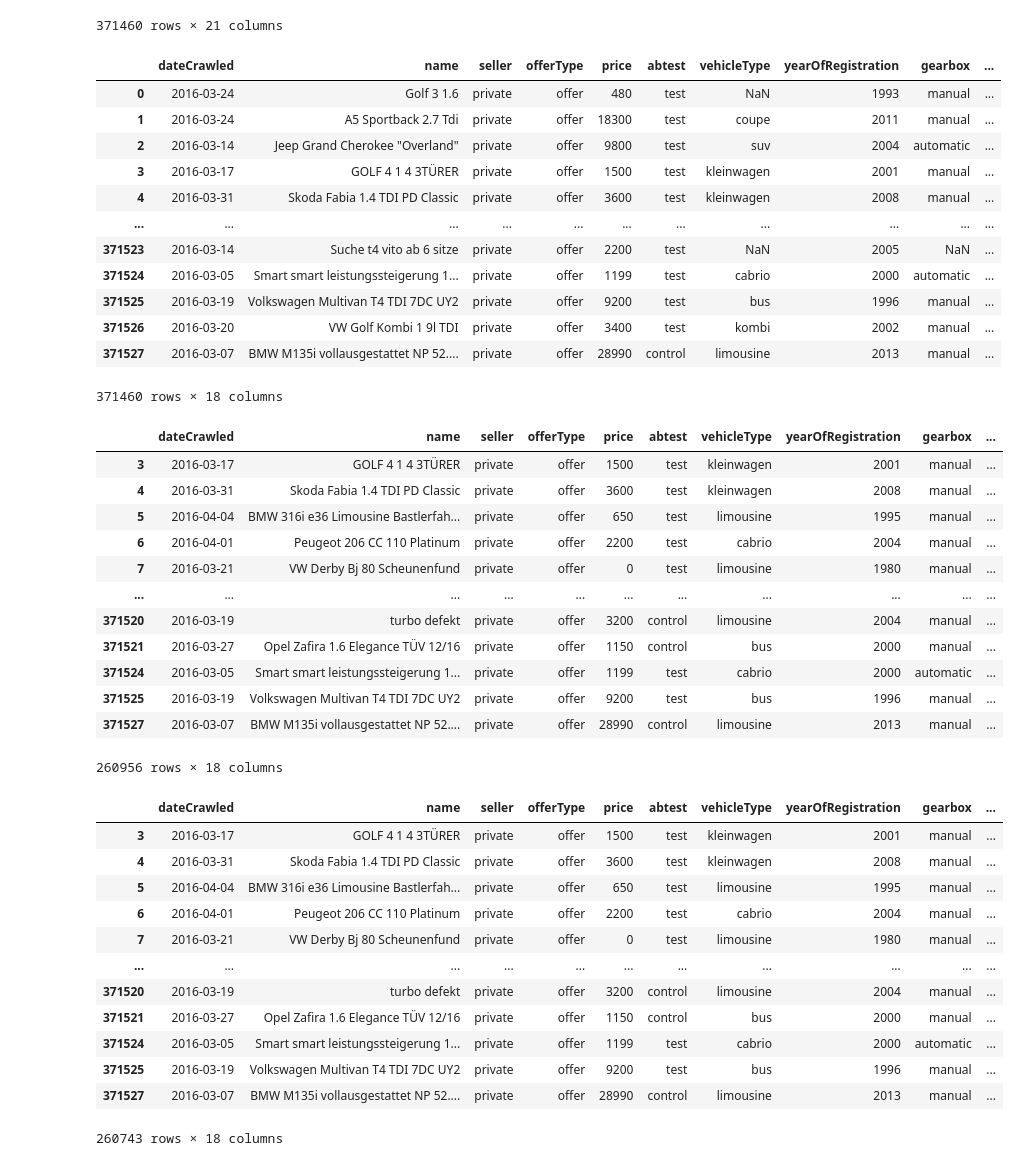
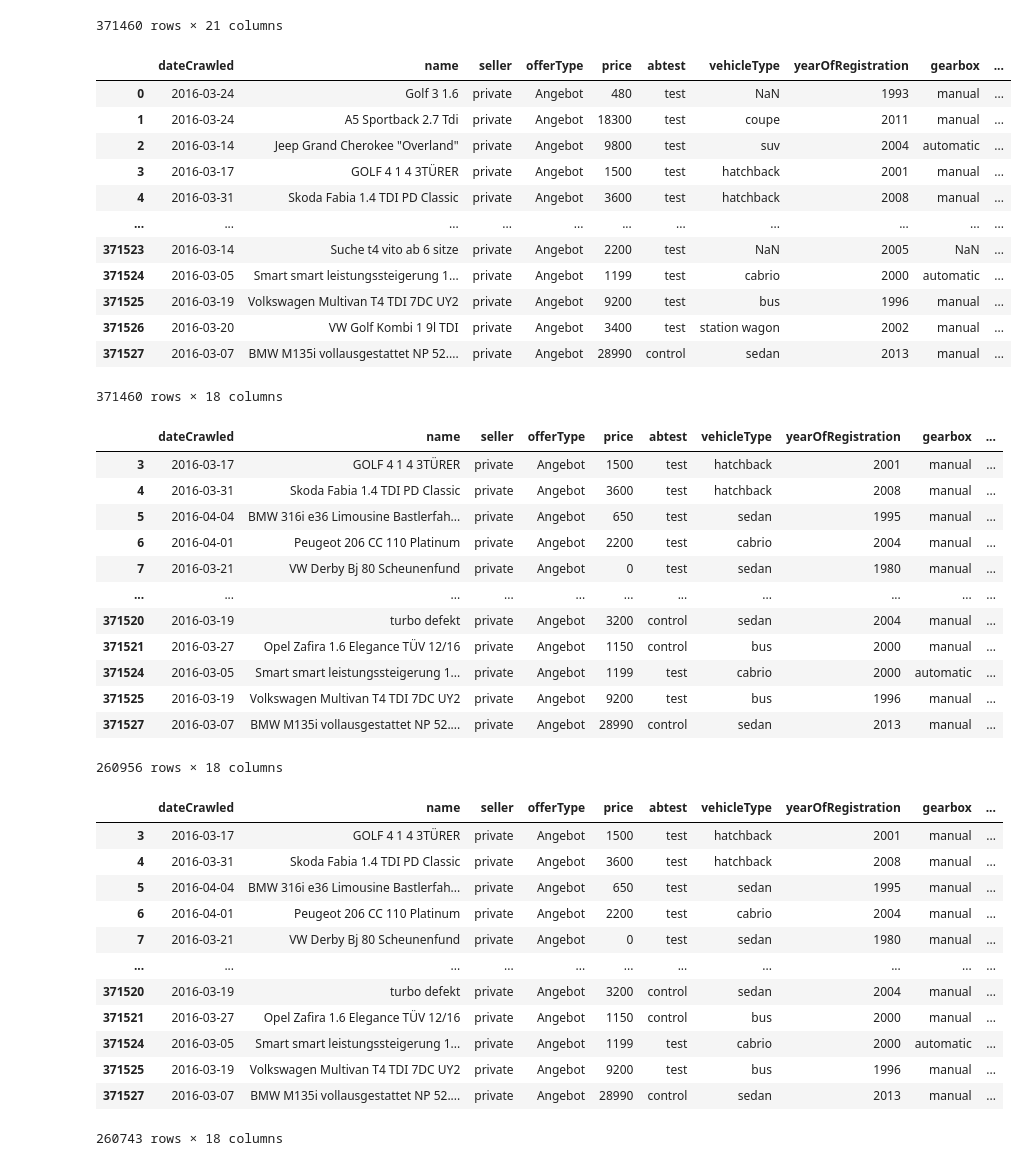
Before and after one commit to omarshaban74/Car_auttos, a Jupyter notebook: cleaning.ipynb, the cells around one changed output. Drawn from its saved outputs; the diff is of its cells as text; code cells hidden in the pictures.

```diff
--- a/cleaning.ipynb
+++ b/cleaning.ipynb
@@ -127,56 +127,56 @@ df = df.drop(['postalCode', 'nrOfPictures', 'index'], axis=1)
 # %%
 df['notRepairedDamage'] = df['notRepairedDamage'].replace('nein', 'no')
 df['notRepairedDamage'] = df['notRepairedDamage'].replace('ja', 'yes')
 
-df['offerType'] = df['offerType'].replace('Angebot', 'offer')
-df['offerType'] = df['offerType'].replace('Gesuch', 'request')
-df['vehicleType'] = df['vehicleType'].replace('Kleinwagen', 'hatchback')
-df['vehicleType'] = df['vehicleType'].replace('Limousine', 'sedan')
-df['vehicleType'] = df['vehicleType'].replace('Kombi', 'station wagon')
+df['offerType'] = df['offerType'].replace('angebot', 'offer')
+df['offerType'] = df['offerType'].replace('gesuch', 'request')
+df['vehicleType'] = df['vehicleType'].replace('kleinwagen', 'hatchback')
+df['vehicleType'] = df['vehicleType'].replace('limousine', 'sedan')
+df['vehicleType'] = df['vehicleType'].replace('kombi', 'station wagon')
 df['vehicleType'] = df['vehicleType'].replace('andere', 'other')
 
 df['seller'] = df['seller'].replace('privat', 'private')
 df['seller'] = df['seller'].replace('gewerblich', 'commercial')
 df['seller'] = df['seller'].replace('Angebot', 'offer')
 
 df['fuelType'] = df['fuelType'].replace('benzin', 'gasoline')
 df['fuelType'] = df['fuelType'].replace('elektro', 'electric')
 df['fuelType'] = df['fuelType'].replace('andere', 'other')
 
 df['gearbox'] = df['gearbox'].replace('manuell', 'manual')
 df['gearbox'] = df['gearbox'].replace('automatik', 'automatic')
 
 df
 # %% [output]
 |  | dateCrawled | name | seller | offerType | price | abtest | vehicleType | yearOfRegistration | gearbox | ... |
-| 0 | 2016-03-24 | Golf 3 1.6 | private | offer | 480 | test | NaN | 1993 | manual | ... |
-| 1 | 2016-03-24 | A5 Sportback 2.7 Tdi | private | offer | 18300 | test | coupe | 2011 | manual | ... |
-| 2 | 2016-03-14 | Jeep Grand Cherokee "Overland" | private | offer | 9800 | test | suv | 2004 | automatic | ... |
-| 3 | 2016-03-17 | GOLF 4 1 4 3TÜRER | private | offer | 1500 | test | kleinwagen | 2001 | manual | ... |
-| 4 | 2016-03-31 | Skoda Fabia 1.4 TDI PD Classic | private | offer | 3600 | test | kleinwagen | 2008 | manual | ... |
+| 0 | 2016-03-24 | Golf 3 1.6 | private | Angebot | 480 | test | NaN | 1993 | manual | ... |
+| 1 | 2016-03-24 | A5 Sportback 2.7 Tdi | private | Angebot | 18300 | test | coupe | 2011 | manual | ... |
+| 2 | 2016-03-14 | Jeep Grand Cherokee "Overland" | private | Angebot | 9800 | test | suv | 2004 | automatic | ... |
+| 3 | 2016-03-17 | GOLF 4 1 4 3TÜRER | private | Angebot | 1500 | test | hatchback | 2001 | manual | ... |
+| 4 | 2016-03-31 | Skoda Fabia 1.4 TDI PD Classic | private | Angebot | 3600 | test | hatchback | 2008 | manual | ... |
 | ... | ... | ... | ... | ... | ... | ... | ... | ... | ... | ... |
-| 371523 | 2016-03-14 | Suche t4 vito ab 6 sitze | private | offer | 2200 | test | NaN | 2005 | NaN | ... |
-| 371524 | 2016-03-05 | Smart smart leistungssteigerung 1... | private | offer | 1199 | test | cabrio | 2000 | automatic | ... |
-| 371525 | 2016-03-19 | Volkswagen Multivan T4 TDI 7DC UY2 | private | offer | 9200 | test | bus | 1996 | manual | ... |
-| 371526 | 2016-03-20 | VW Golf Kombi 1 9l TDI | private | offer | 3400 | test | kombi | 2002 | manual | ... |
-| 371527 | 2016-03-07 | BMW M135i vollausgestattet NP 52.... | private | offer | 28990 | control | limousine | 2013 | manual | ... |
+| 371523 | 2016-03-14 | Suche t4 vito ab 6 sitze | private | Angebot | 2200 | test | NaN | 2005 | NaN | ... |
+| 371524 | 2016-03-05 | Smart smart leistungssteigerung 1... | private | Angebot | 1199 | test | cabrio | 2000 | automatic | ... |
+| 371525 | 2016-03-19 | Volkswagen Multivan T4 TDI 7DC UY2 | private | Angebot | 9200 | test | bus | 1996 | manual | ... |
+| 371526 | 2016-03-20 | VW Golf Kombi 1 9l TDI | private | Angebot | 3400 | test | station wagon | 2002 | manual | ... |
+| 371527 | 2016-03-07 | BMW M135i vollausgestattet NP 52.... | private | Angebot | 28990 | control | sedan | 2013 | manual | ... |
 371460 rows × 18 columns
 # %%
 df = df.dropna(subset=['notRepairedDamage', 'vehicleType', 'powerPS', 'fuelType', 'model', 'gearbox'])
 df
 # %% [output]
 |  | dateCrawled | name | seller | offerType | price | abtest | vehicleType | yearOfRegistration | gearbox | ... |
-| 3 | 2016-03-17 | GOLF 4 1 4 3TÜRER | private | offer | 1500 | test | kleinwagen | 2001 | manual | ... |
-| 4 | 2016-03-31 | Skoda Fabia 1.4 TDI PD Classic | private | offer | 3600 | test | kleinwagen | 2008 | manual | ... |
-| 5 | 2016-04-04 | BMW 316i e36 Limousine Bastlerfah... | private | offer | 650 | test | limousine | 1995 | manual | ... |
-| 6 | 2016-04-01 | Peugeot 206 CC 110 Platinum | private | offer | 2200 | test | cabrio | 2004 | manual | ... |
-| 7 | 2016-03-21 | VW Derby Bj 80 Scheunenfund | private | offer | 0 | test | limousine | 1980 | manual | ... |
+| 3 | 2016-03-17 | GOLF 4 1 4 3TÜRER | private | Angebot | 1500 | test | hatchback | 2001 | manual | ... |
+| 4 | 2016-03-31 | Skoda Fabia 1.4 TDI PD Classic | private | Angebot | 3600 | test | hatchback | 2008 | manual | ... |
+| 5 | 2016-04-04 | BMW 316i e36 Limousine Bastlerfah... | private | Angebot | 650 | test | sedan | 1995 | manual | ... |
+| 6 | 2016-04-01 | Peugeot 206 CC 110 Platinum | private | Angebot | 2200 | test | cabrio | 2004 | manual | ... |
+| 7 | 2016-03-21 | VW Derby Bj 80 Scheunenfund | private | Angebot | 0 | test | sedan | 1980 | manual | ... |
 | ... | ... | ... | ... | ... | ... | ... | ... | ... | ... | ... |
-| 371520 | 2016-03-19 | turbo defekt | private | offer | 3200 | control | limousine | 2004 | manual | ... |
-| 371521 | 2016-03-27 | Opel Zafira 1.6 Elegance TÜV 12/16 | private | offer | 1150 | control | bus | 2000 | manual | ... |
-| 371524 | 2016-03-05 | Smart smart leistungssteigerung 1... | private | offer | 1199 | test | cabrio | 2000 | automatic | ... |
-| 371525 | 2016-03-19 | Volkswagen Multivan T4 TDI 7DC UY2 | private | offer | 9200 | test | bus | 1996 | manual | ... |
-| 371527 | 2016-03-07 | BMW M135i vollausgestattet NP 52.... | private | offer | 28990 | control | limousine | 2013 | manual | ... |
+| 371520 | 2016-03-19 | turbo defekt | private | Angebot | 3200 | control | sedan | 2004 | manual | ... |
+| 371521 | 2016-03-27 | Opel Zafira 1.6 Elegance TÜV 12/16 | private | Angebot | 1150 | control | bus | 2000 | manual | ... |
+| 371524 | 2016-03-05 | Smart smart leistungssteigerung 1... | private | Angebot | 1199 | test | cabrio | 2000 | automatic | ... |
+| 371525 | 2016-03-19 | Volkswagen Multivan T4 TDI 7DC UY2 | private | Angebot | 9200 | test | bus | 1996 | manual | ... |
+| 371527 | 2016-03-07 | BMW M135i vollausgestattet NP 52.... | private | Angebot | 28990 | control | sedan | 2013 | manual | ... |
 260956 rows × 18 columns
 # %%
 valid_fuels = ['gasoline', 'diesel', 'lpg', 'electric', 'other','cng']
@@ -188,17 +188,17 @@ df = df[~df['brand'].isin(non_valid_brands)]
 df
 # %% [output]
 |  | dateCrawled | name | seller | offerType | price | abtest | vehicleType | yearOfRegistration | gearbox | ... |
-| 3 | 2016-03-17 | GOLF 4 1 4 3TÜRER | private | offer | 1500 | test | kleinwagen | 2001 | manual | ... |
-| 4 | 2016-03-31 | Skoda Fabia 1.4 TDI PD Classic | private | offer | 3600 | test | kleinwagen | 2008 | manual | ... |
-| 5 | 2016-04-04 | BMW 316i e36 Limousine Bastlerfah... | private | offer | 650 | test | limousine | 1995 | manual | ... |
-| 6 | 2016-04-01 | Peugeot 206 CC 110 Platinum | private | offer | 2200 | test | cabrio | 2004 | manual | ... |
-| 7 | 2016-03-21 | VW Derby Bj 80 Scheunenfund | private | offer | 0 | test | limousine | 1980 | manual | ... |
+| 3 | 2016-03-17 | GOLF 4 1 4 3TÜRER | private | Angebot | 1500 | test | hatchback | 2001 | manual | ... |
+| 4 | 2016-03-31 | Skoda Fabia 1.4 TDI PD Classic | private | Angebot | 3600 | test | hatchback | 2008 | manual | ... |
+| 5 | 2016-04-04 | BMW 316i e36 Limousine Bastlerfah... | private | Angebot | 650 | test | sedan | 1995 | manual | ... |
+| 6 | 2016-04-01 | Peugeot 206 CC 110 Platinum | private | Angebot | 2200 | test | cabrio | 2004 | manual | ... |
+| 7 | 2016-03-21 | VW Derby Bj 80 Scheunenfund | private | Angebot | 0 | test | sedan | 1980 | manual | ... |
 | ... | ... | ... | ... | ... | ... | ... | ... | ... | ... | ... |
-| 371520 | 2016-03-19 | turbo defekt | private | offer | 3200 | control | limousine | 2004 | manual | ... |
-| 371521 | 2016-03-27 | Opel Zafira 1.6 Elegance TÜV 12/16 | private | offer | 1150 | control | bus | 2000 | manual | ... |
-| 371524 | 2016-03-05 | Smart smart leistungssteigerung 1... | private | offer | 1199 | test | cabrio | 2000 | automatic | ... |
-| 371525 | 2016-03-19 | Volkswagen Multivan T4 TDI 7DC UY2 | private | offer | 9200 | test | bus | 1996 | manual | ... |
-| 371527 | 2016-03-07 | BMW M135i vollausgestattet NP 52.... | private | offer | 28990 | control | limousine | 2013 | manual | ... |
+| 371520 | 2016-03-19 | turbo defekt | private | Angebot | 3200 | control | sedan | 2004 | manual | ... |
+| 371521 | 2016-03-27 | Opel Zafira 1.6 Elegance TÜV 12/16 | private | Angebot | 1150 | control | bus | 2000 | manual | ... |
+| 371524 | 2016-03-05 | Smart smart leistungssteigerung 1... | private | Angebot | 1199 | test | cabrio | 2000 | automatic | ... |
+| 371525 | 2016-03-19 | Volkswagen Multivan T4 TDI 7DC UY2 | private | Angebot | 9200 | test | bus | 1996 | manual | ... |
+| 371527 | 2016-03-07 | BMW M135i vollausgestattet NP 52.... | private | Angebot | 28990 | control | sedan | 2013 | manual | ... |
 260743 rows × 18 columns
 # %%
 df = df[df['offerType'] != 'request']
```
Also changed, not shown: parts of 7 cells of this notebook, 1 other file.
